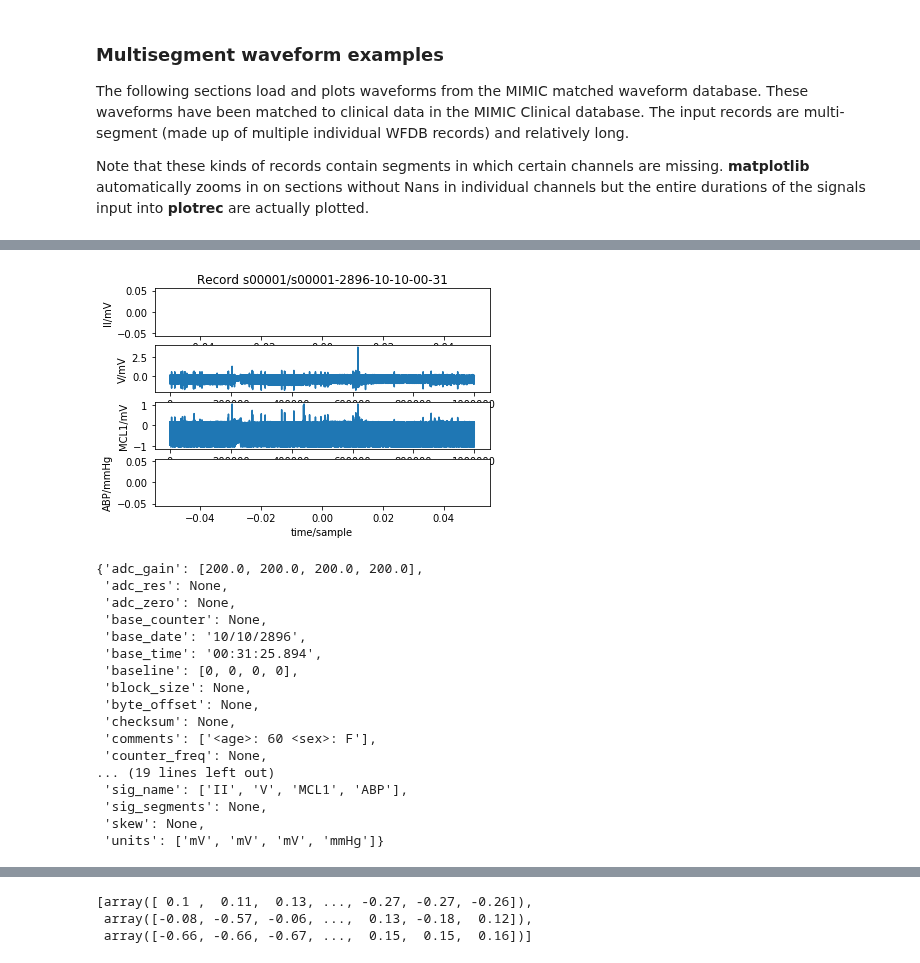
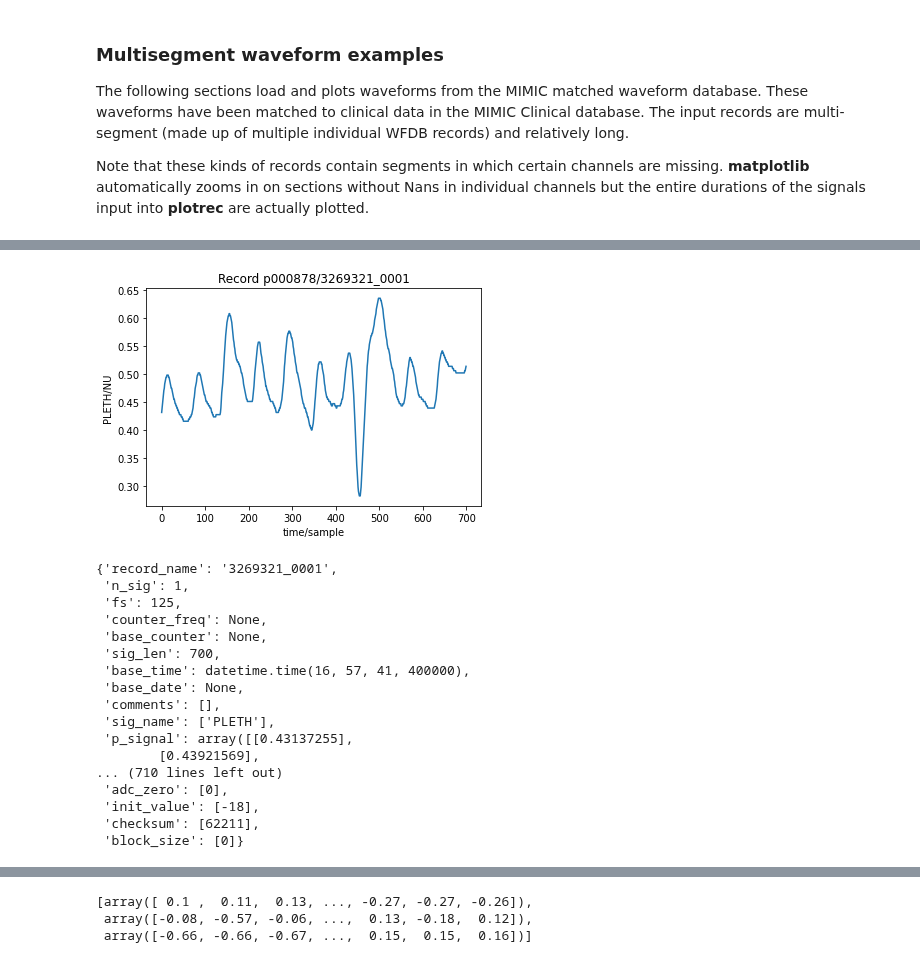
Before and after one commit to MIT-LCP/wfdb-python, a Jupyter notebook: demo.ipynb, the cells around one changed output, grey strips where cells are left out. Drawn from its saved outputs; the diff is of its cells as text; code cells hidden in the pictures.

```diff
--- a/demo.ipynb
+++ b/demo.ipynb
@@ -162,30 +193,30 @@ display(record.__dict__)
 # %%
 # Demo 7 - Read the multi-segment record and plot waveforms from the MIMIC matched waveform database.
 # Notice that some channels have no valid values to plot
-record = wfdb.rdrecord('sample-data/multi-segment/s00001/s00001-2896-10-10-00-31',
-                       sampfrom=3000000, sampto=4000000)
-wfdb.plot_wfdb(record, title='Record s00001/s00001-2896-10-10-00-31')
+record = wfdb.rdrecord('sample-data/multi-segment/p000878/3269321_0001',
+                       sampfrom=300, sampto=1000)
+wfdb.plot_wfdb(record, title='Record p000878/3269321_0001')
 display(record.__dict__)
 
-# Can also read the same files hosted on PhysioBank
-record2 = wfdb.rdrecord('s00001-2896-10-10-00-31', sampfrom=3000000, sampto=4000000,
-                        pb_dir = 'mimic2wdb/matched/s00001')
+# Can also read the same files hosted on Physionet
+record2 = wfdb.rdrecord('3269321_0001', sampfrom=300, sampto=1000,
+                        pn_dir = 'mimic3wdb/matched/p00/p000878')
 # %% [output]
-[figure, old version]
+[figure, new version]
-{'adc_gain': [200.0, 200.0, 200.0, 200.0],
- 'adc_res': None,
- 'adc_zero': None,
+{'record_name': '3269321_0001',
+ 'n_sig': 1,
+ 'fs': 125,
+ 'counter_freq': None,
  'base_counter': None,
- 'base_date': '10/10/2896',
- 'base_time': '00:31:25.894',
- 'baseline': [0, 0, 0, 0],
- 'block_size': None,
- 'byte_offset': None,
- 'checksum': None,
- 'comments': ['<age>: 60 <sex>: F'],
- 'counter_freq': None,
-... (19 lines left out)
- 'sig_name': ['II', 'V', 'MCL1', 'ABP'],
- 'sig_segments': None,
- 'skew': None,
- 'units': ['mV', 'mV', 'mV', 'mmHg']}
+ 'sig_len': 700,
+ 'base_time': datetime.time(16, 57, 41, 400000),
+ 'base_date': None,
+ 'comments': [],
+ 'sig_name': ['PLETH'],
+ 'p_signal': array([[0.43137255],
+        [0.43921569],
+... (710 lines left out)
+ 'adc_zero': [0],
+ 'init_value': [-18],
+ 'checksum': [62211],
+ 'block_size': [0]}
```
Also changed, not shown: parts of 24 cells of this notebook, 8 other files.
